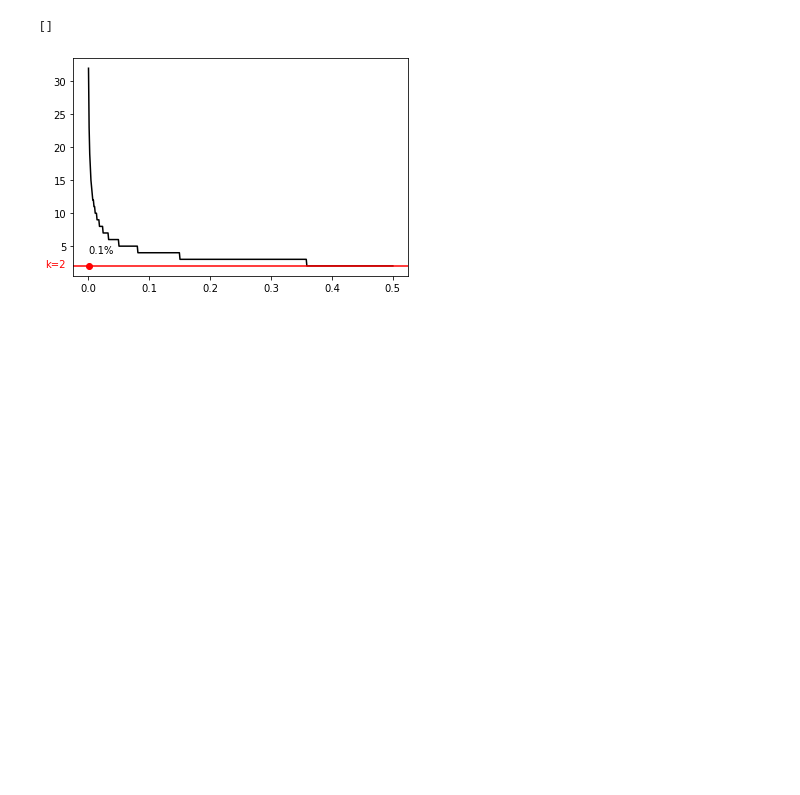
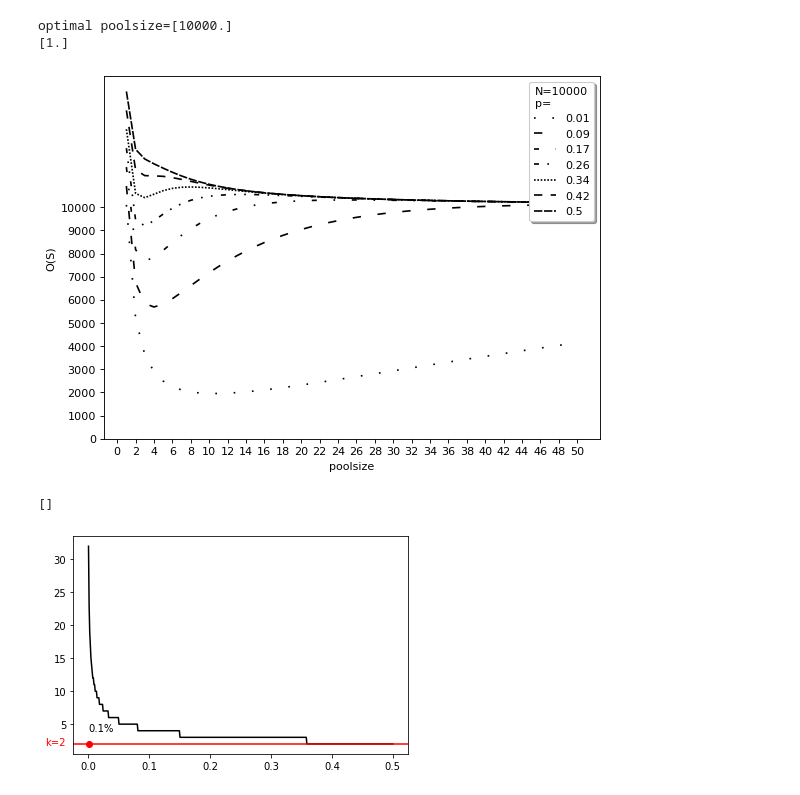
Before and after one commit to metsch/masterthesis, a Jupyter notebook: src/py/rq1.ipynb, the cells around one changed output. Cells and saved outputs as stored; diff of their text form; code cells hidden in the pictures; blank space fills up the shorter version.

```diff
--- a/src/py/rq1.ipynb
+++ b/src/py/rq1.ipynb
@@ -93,3 +81,36 @@ Text(0, 0.5, 'T(S)')
+# %%
+def expected_operations(N,k,p):
+    number_of_pools = N/k
+    number_of_positive_pools = (1 - np.power((1-p),k)) * number_of_pools
+    return number_of_pools + number_of_positive_pools*k
+
+opt_idx = np.where(y_n==np.amin(y_n))
+print("optimal poolsize={}".format(x_n[opt_idx]))
+opt_k = y_n[opt_idx]
+print(opt_k)
+
+lines = ["-","--","-.",":"]
+linecycler = cycle(lines)
+
+n = 7
+p_arr = np.linspace(0.01,0.5,n)
+color = cm.rainbow(np.linspace(0, 1, n))
+plt.figure(figsize=(8, 6), dpi=80)
+
+for p,(name,linestyle) in zip(p_arr,linestyle_tuple):
+    x = np.linspace(1,50,50).astype(float)
+    y = expected_operations(N,x,p)
+    plt.plot(x,y,next(linecycler),c="black",linestyle=linestyle)
+    plt.legend(np.round(p_arr,2), loc='upper right', fancybox=True, shadow=True,title="N=10000\np=")
+plt.xlabel("poolsize")
+plt.ylabel("O(S)")
+plt.xticks(np.arange(0, max(x)+1, 2.0))
+plt.yticks(np.arange(0, N + 1000, 1000))
+plt.show()
+# %% [output]
+optimal poolsize=[10000.]
+[1.]
+[figure, added]
 # %%
 
 x = np.linspace(1,500,500)
```
Also changed, not shown: parts of 6 cells of this notebook, 18 other files.
